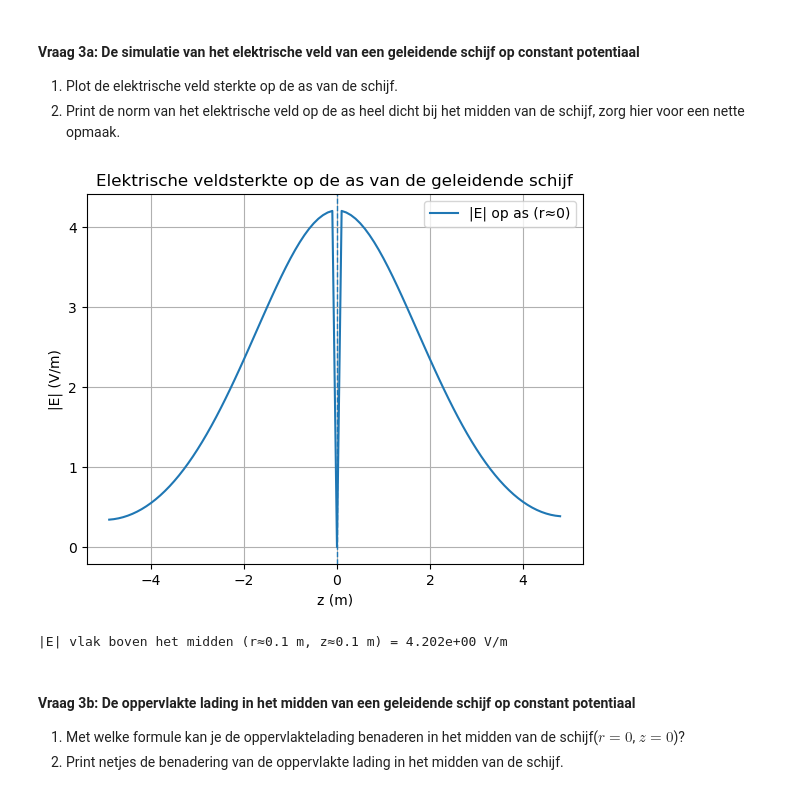
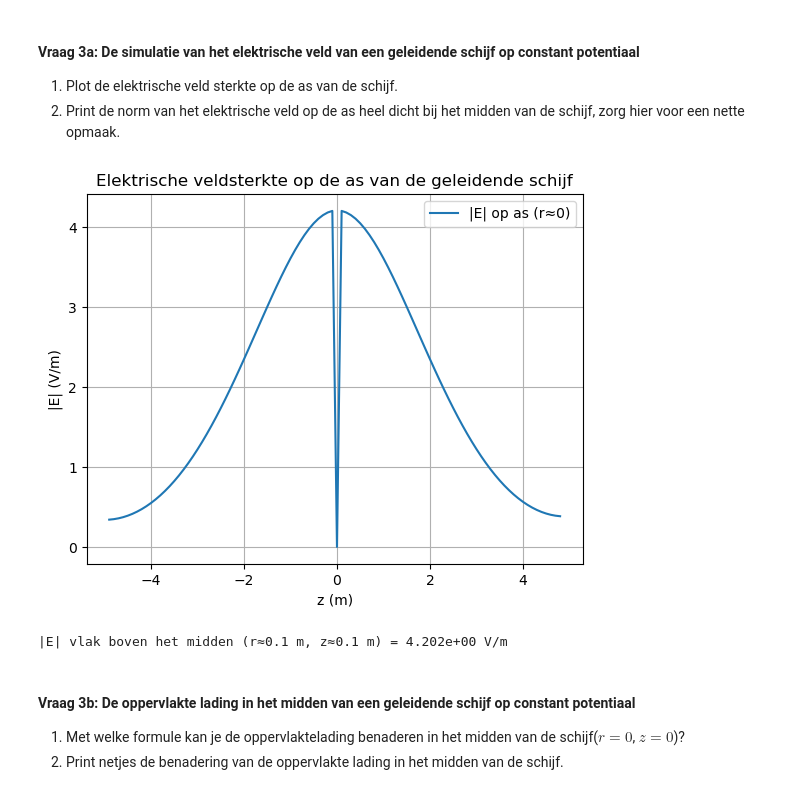
Before and after one commit to daanTN/DEF-Daan, a Jupyter notebook: DigitaleOntwerpopdrachten/1CondensatorOpdracht/CondensatorOntwerpopdracht.ipynb, the cells around one changed output. Cells and saved outputs as stored; diff of their text form; code cells hidden in the pictures.

```diff
--- a/DigitaleOntwerpopdrachten/1CondensatorOpdracht/CondensatorOntwerpopdracht.ipynb
+++ b/DigitaleOntwerpopdrachten/1CondensatorOpdracht/CondensatorOntwerpopdracht.ipynb
@@ -455,35 +455,34 @@ plot_results_disk(Ez, Er, normE, V, r, z, grid_step, disk_radius, z_pos_disk1, z
 #Nieuwe arrays maken zodat de kernel niet verward raakt van de variables
 V0 = 0
 z_pos_disk1 = 0
 z_pos_disk2 = 0
 V1 = 10
 r, z, r_repmat, V_new, B, idx_R, idx_z1, idx_z2 = initialize_variables_Laplace(width_domain, disk_radius, height_domain, grid_step,z_pos_disk1, z_pos_disk2, V0, V1, V1)
 solve_Laplace_equation(V_new, B, r_repmat, grid_step, idx_z1, idx_z2, idx_R, V1, V1, 1e-3)
 Er, Ez, normEnew= compute_E_disk(V_new, B, grid_step)
 r_for_E = r[1:-1]
 z_for_E = z[1:-1]
 
 #1)
 index_r0 = np.argmin(np.abs(r_for_E))
 
 plt.show()
 plt.plot(z_for_E, normEnew[:, index_r0], label='|E| op as (r≈0)')
-plt.axvline(0, linestyle='--', linewidth=1)
 plt.xlabel('z (m)')
 plt.ylabel('|E| (V/m)')
 plt.title('Elektrische veldsterkte op de as van de geleidende schijf')
 plt.grid()
 plt.legend()
 plt.show()
 
 #2)
 index_z_plus = np.where(z_for_E > 0)[0][0]
 E_dichtbij = normEnew[index_z_plus, index_r0]
 
 print(f"|E| vlak boven het midden (r≈{r_for_E[index_r0]:.3g} m, z≈{z_for_E[index_z_plus]:.3g} m) = "
       f"{E_dichtbij:.3e} V/m")
 # %% [output]
-[figure, old version]
+[figure, new version]
 |E| vlak boven het midden (r≈0.1 m, z≈0.1 m) = 4.202e+00 V/m
 # %% [markdown]
 #### Vraag 3b: De oppervlakte lading in het midden van een geleidende schijf op constant potentiaal
```
Also changed, not shown: parts of 8 cells of this notebook, 4 other files.
